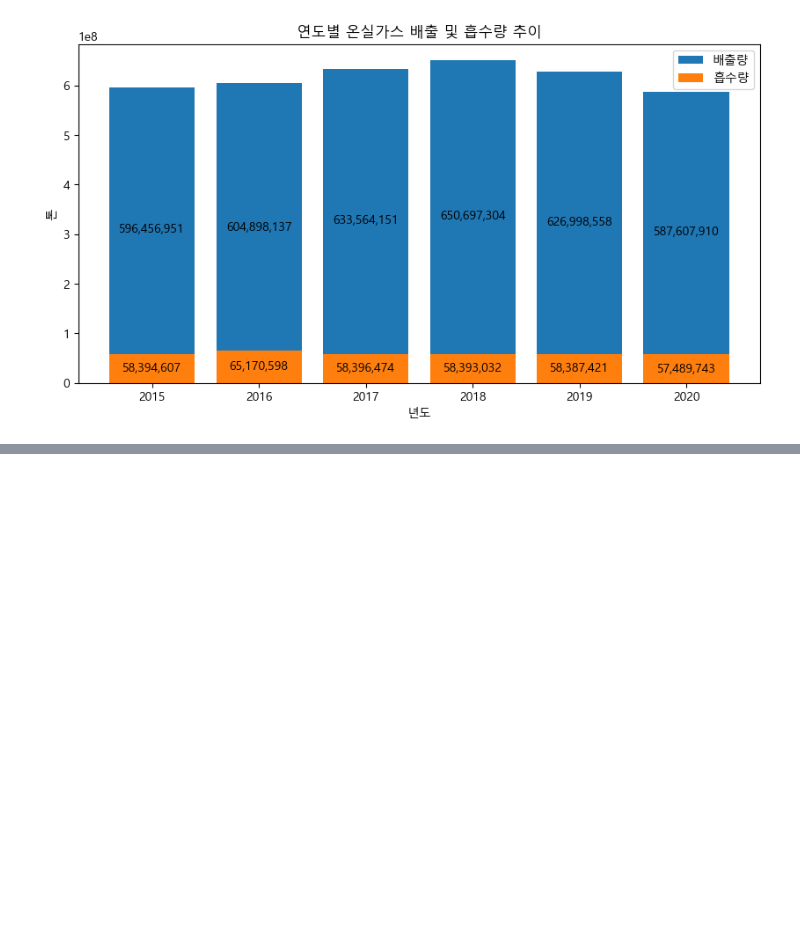
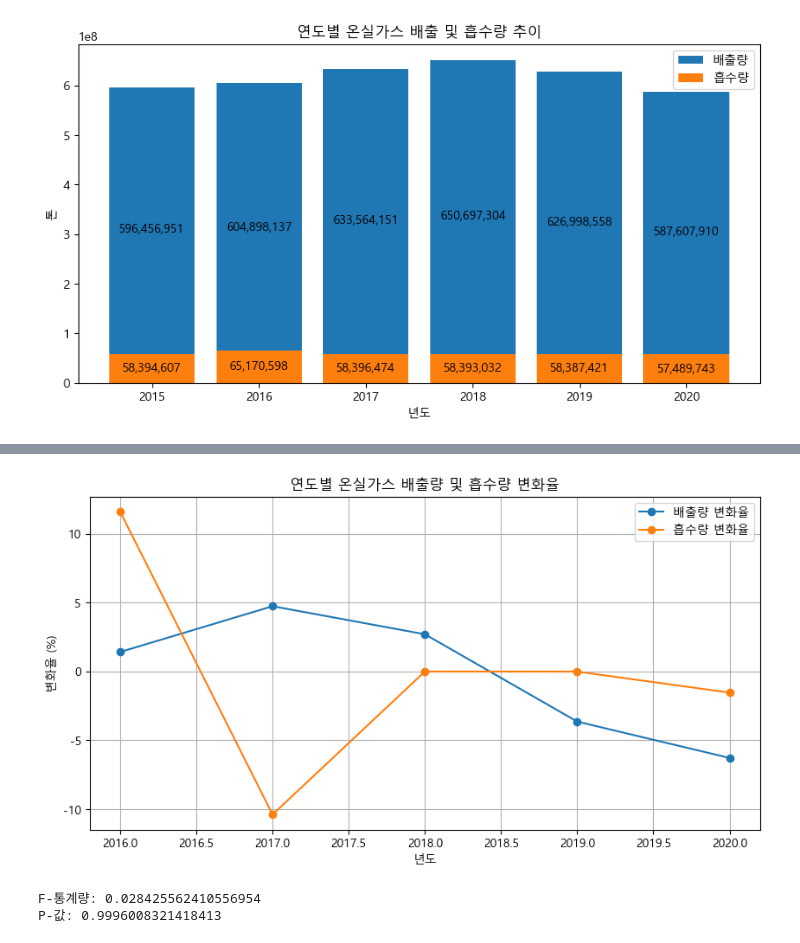
Before and after one commit to Jae-Ho-cloud/team1, a Jupyter notebook: Kim_yj.ipynb, the cells around one changed output, grey strips where cells are left out. Saved outputs shown, nothing was run; the diff lists cells and outputs as text; code cells hidden in the pictures; blank space fills up the shorter version.

```diff
--- a/Kim_yj.ipynb
+++ b/Kim_yj.ipynb
@@ -43,3 +43,13 @@ df.describe()
 | 50% | 2017.500000 | 2.189037e+07 | 6.422155e+05 | 9.699525 |
 | 75% | 2019.000000 | 5.220775e+07 | 5.023958e+06 | 20.788498 |
 | max | 2020.000000 | 1.597312e+08 | 1.303831e+07 | 41.435878 |
+# %%
+#15년부터 20년까지의 시도별 온실가스의 합계
+sum_df = df.groupby('년도').agg({
+    '온실가스배출량': 'sum',
+    '온실가스흡수량': 'sum'
+}).reset_index()
+
+sum_df['온실가스중립도'] = sum_df['온실가스배출량'] / sum_df['온실가스흡수량']
+# 결과 확인
+sum_df.head(17)
@@ -164,0 +182,38 @@ print(sum_df[['년도', '배출량 변화율', '흡수량 변화율']])
+# %%
+plt.figure(figsize=(10, 5))
+plt.plot(sum_df['년도'], sum_df['배출량 변화율'], marker='o', label='배출량 변화율')
+plt.plot(sum_df['년도'], sum_df['흡수량 변화율'], marker='o', label='흡수량 변화율')
+
+plt.title('연도별 온실가스 배출량 및 흡수량 변화율')
+plt.xlabel('년도')
+plt.ylabel('변화율 (%)')
+plt.legend()
+plt.grid()
+plt.show()
+
+# 배출량은 점점 감소하는 추세.
+# 흡수량은 증가하는 모습을 보이다가 다시 정체, 변화량 미비한 수준.
+# 탄소중립을 위한 정책 시행 후 일부 변동의 폭이 나타났으나, 19년부터 미비한 모습을 보임.
+# %% [output]
+[figure, added]
+# %%
+#분산분석에 대한 결과값 확인
+from scipy.stats import f_oneway
+
+# 연도별 데이터 그룹
+group_2015 = df[df['년도'] == 2015]['온실가스흡수량']
+group_2016 = df[df['년도'] == 2016]['온실가스흡수량']
+group_2017 = df[df['년도'] == 2017]['온실가스흡수량']
+group_2018 = df[df['년도'] == 2018]['온실가스흡수량']
+group_2019 = df[df['년도'] == 2019]['온실가스흡수량']
+group_2020 = df[df['년도'] == 2020]['온실가스흡수량']
+
+# 일원 분산분석 수행
+f_statistic, p_value = f_oneway(group_2015, group_2016, group_2017, group_2018, group_2019, group_2020)
+
+# 결과 출력
+print(f'F-통계량: {f_statistic}')
+print(f'P-값: {p_value}')
+# %% [output]
+F-통계량: 0.028425562410556954
+P-값: 0.9996008321418413
```
Also changed, not shown: parts of 12 cells of this notebook.
